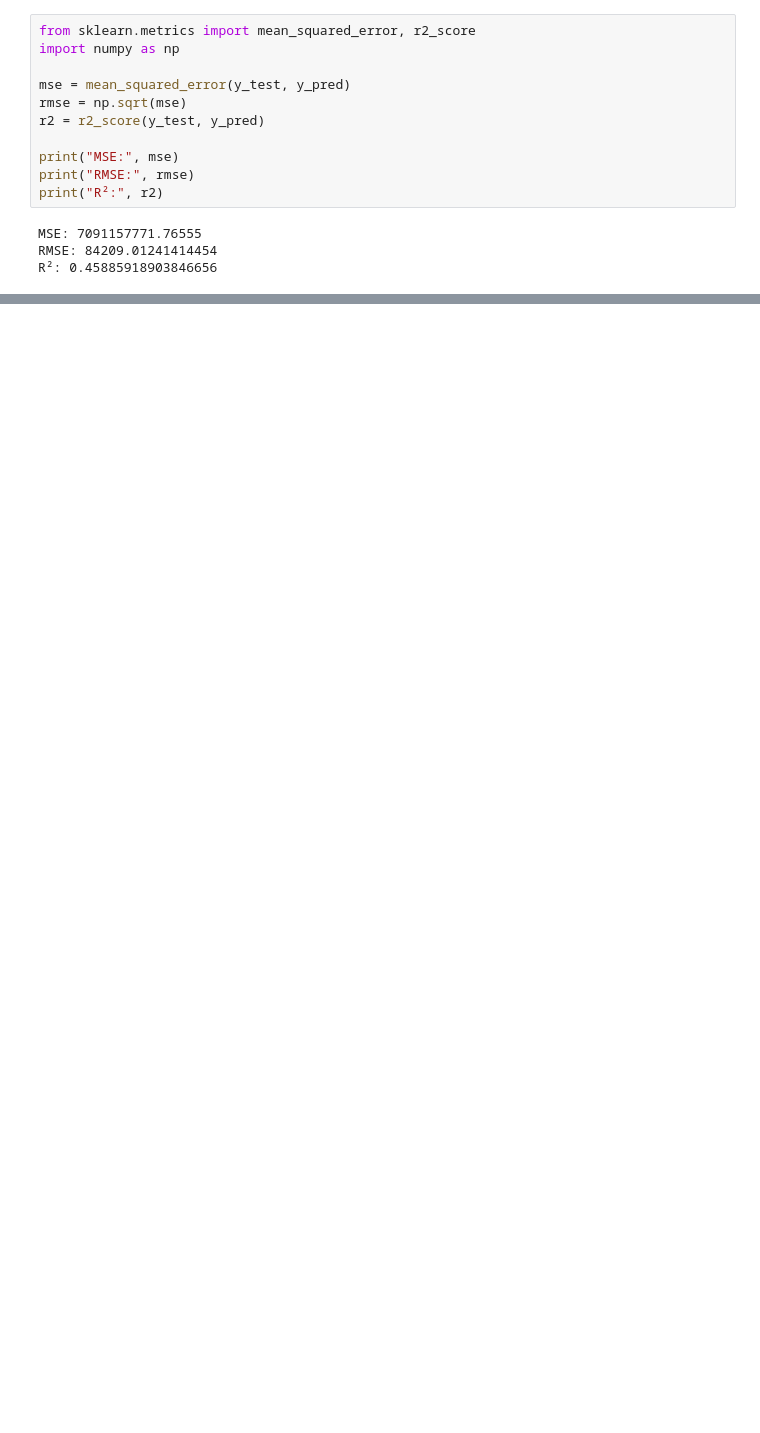
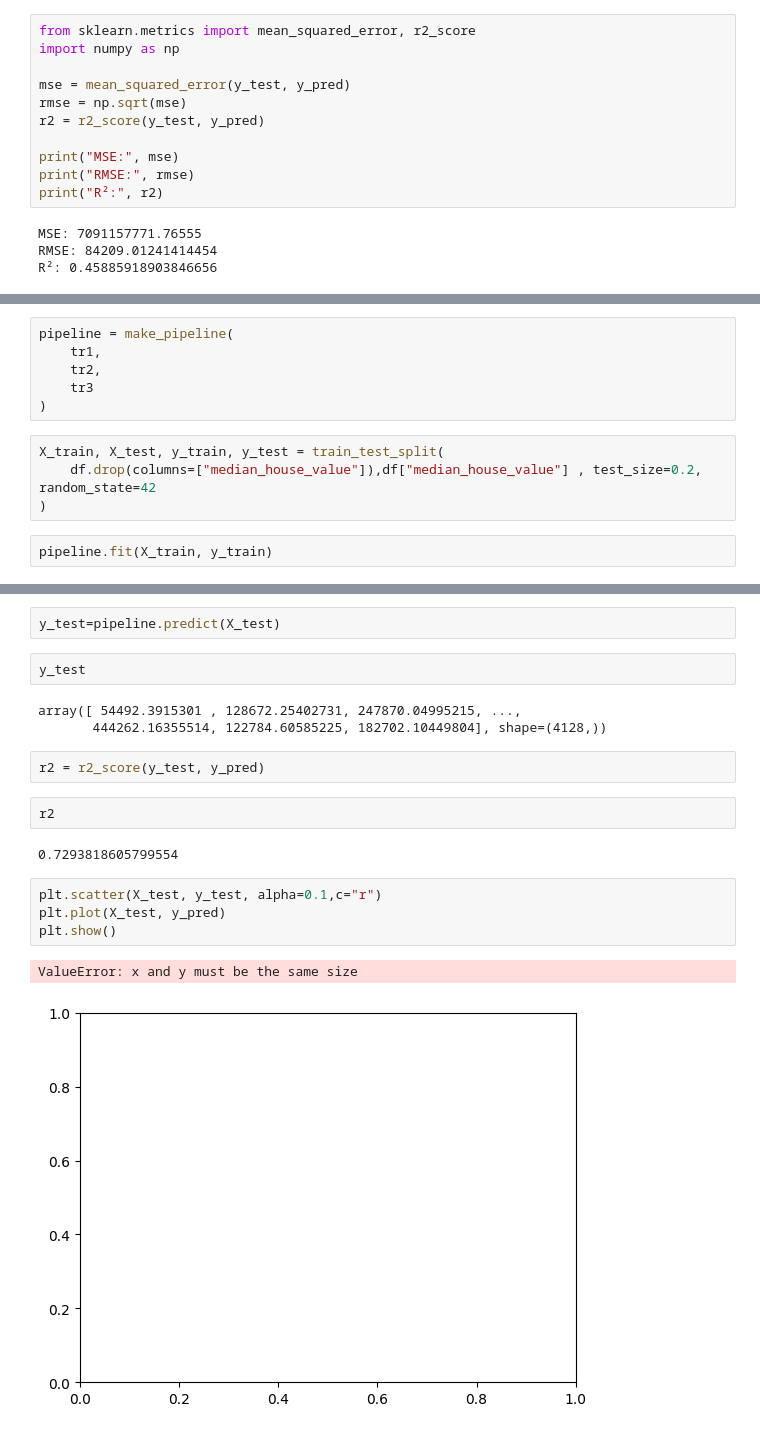
Before and after one commit to sakalyapatil-dotcom/linear-regression, a Jupyter notebook: model.ipynb, the cells around one changed output, grey strips where cells are left out. Cells and saved outputs as stored; diff of their text form; blank space fills up the shorter version.

```diff
--- a/model.ipynb
+++ b/model.ipynb
@@ -120,0 +163,12 @@ plt.show()
+# %%
+pipeline = make_pipeline(
+    tr1,
+    tr2,
+    tr3
+)
+# %%
+X_train, X_test, y_train, y_test = train_test_split(
+    df.drop(columns=["median_house_value"]),df["median_house_value"] , test_size=0.2, random_state=42
+)
+# %%
+pipeline.fit(X_train, y_train)
@@ -120,0 +190,20 @@ plt.show()
+# %%
+y_test=pipeline.predict(X_test)
+# %%
+y_test
+# %% [output]
+array([ 54492.3915301 , 128672.25402731, 247870.04995215, ...,
+       444262.16355514, 122784.60585225, 182702.10449804], shape=(4128,))
+# %%
+r2 = r2_score(y_test, y_pred)
+# %%
+r2
+# %% [output]
+0.7293818605799554
+# %%
+plt.scatter(X_test, y_test, alpha=0.1,c="r")
+plt.plot(X_test, y_pred)
+plt.show()
+# %% [output]
+ValueError: x and y must be the same size
+[figure, added]
```
Also changed, not shown: parts of 13 cells of this notebook, 2 other files.
